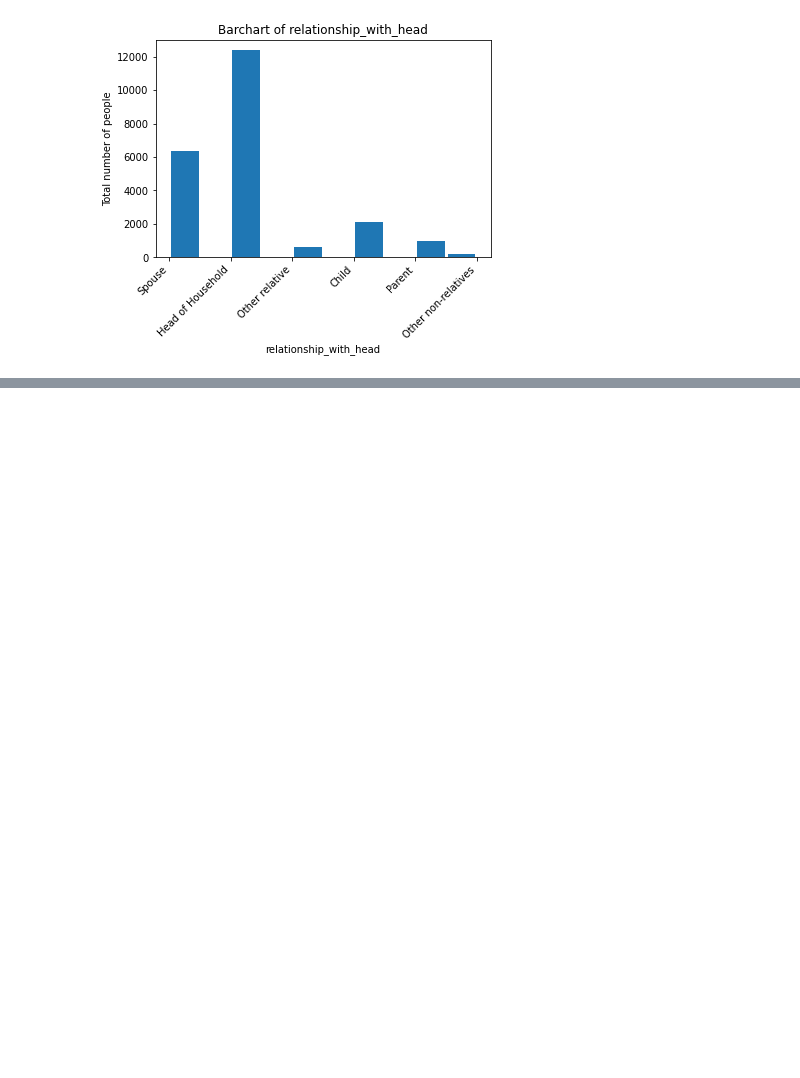
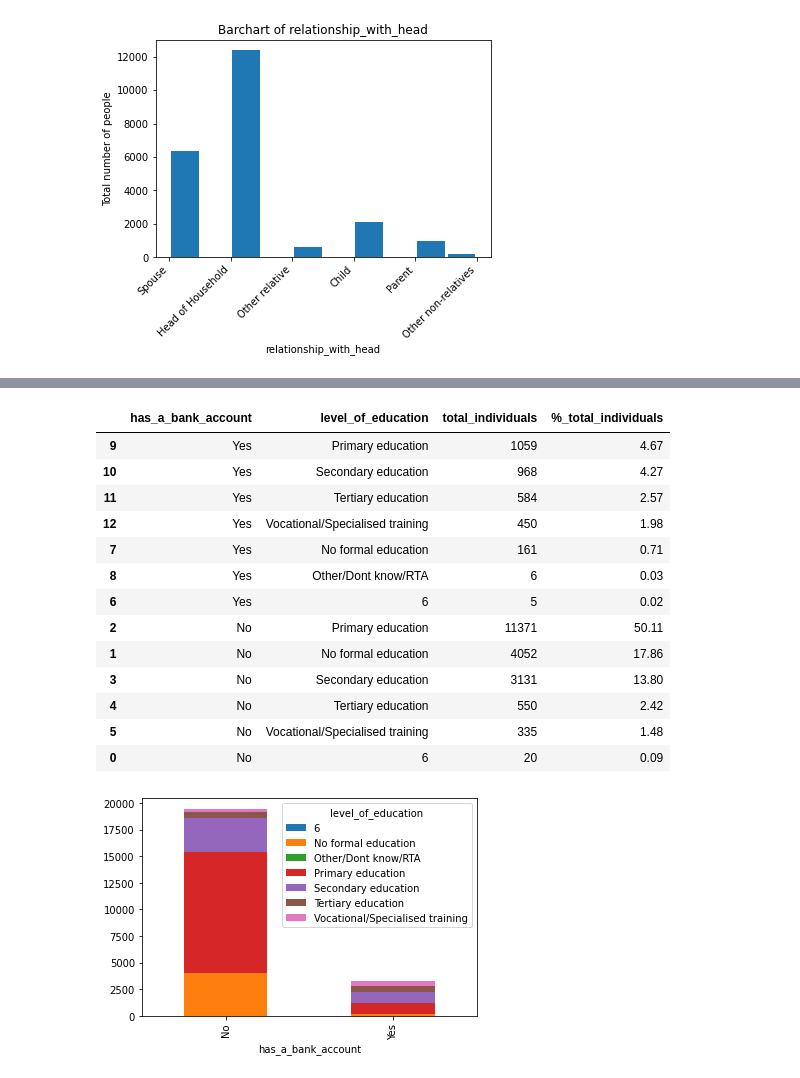
Before and after one commit to nchebet09/Week-2-Core-IP, a Jupyter notebook: Naomi's_Core_IP_Week_2.ipynb, the cells around one changed output, grey strips where cells are left out. Saved outputs shown, nothing was run; the diff lists cells and outputs as text; code cells hidden in the pictures; blank space fills up the shorter version.

```diff
--- a/Naomi's_Core_IP_Week_2.ipynb
+++ b/Naomi's_Core_IP_Week_2.ipynb
@@ -496,0 +567,29 @@ financial_cleaned.head()
+# %%
+# 4. level of education;
+
+# used a stacked bar chart for visualization
+pd.crosstab(financial_cleaned['has_a_bank_account'], financial_cleaned['level_of_education']).plot(kind='bar', stacked=True)
+
+# calculated the percentage of total individuals to standardize the data and help derive more meaningful insights
+bank_education = financial_cleaned[['has_a_bank_account', 'level_of_education', 'uniqueid']]
+bank_education_grouped = bank_education.groupby(['has_a_bank_account', 'level_of_education']).count().reset_index()
+bank_education_grouped.rename(columns={'uniqueid':'total_individuals'}, inplace=True)
+
+bank_education_grouped['%_total_individuals'] = round(bank_education_grouped ['total_individuals']/bank_education_grouped['total_individuals'].sum()*100, 2)
+bank_education_grouped.sort_values (by=['has_a_bank_account','%_total_individuals'],ascending =False)
+# %% [output]
+|  | has_a_bank_account | level_of_education | total_individuals | %_total_individuals |
+| 9 | Yes | Primary education | 1059 | 4.67 |
+| 10 | Yes | Secondary education | 968 | 4.27 |
+| 11 | Yes | Tertiary education | 584 | 2.57 |
+| 12 | Yes | Vocational/Specialised training | 450 | 1.98 |
+| 7 | Yes | No formal education | 161 | 0.71 |
+| 8 | Yes | Other/Dont know/RTA | 6 | 0.03 |
+| 6 | Yes | 6 | 5 | 0.02 |
+| 2 | No | Primary education | 11371 | 50.11 |
+| 1 | No | No formal education | 4052 | 17.86 |
+| 3 | No | Secondary education | 3131 | 13.80 |
+| 4 | No | Tertiary education | 550 | 2.42 |
+| 5 | No | Vocational/Specialised training | 335 | 1.48 |
+| 0 | No | 6 | 20 | 0.09 |
+[figure, added]
```
Also changed, not shown: parts of 37 cells of this notebook.
